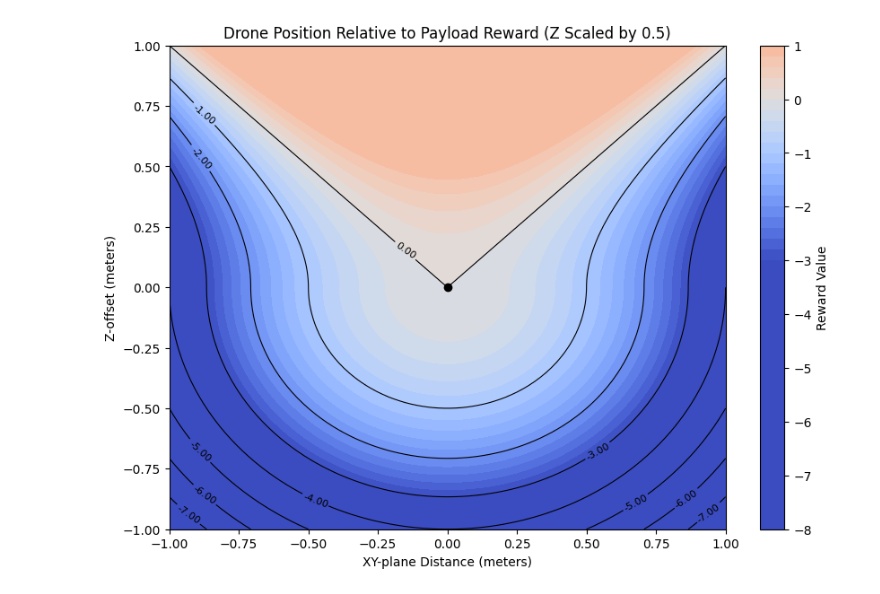
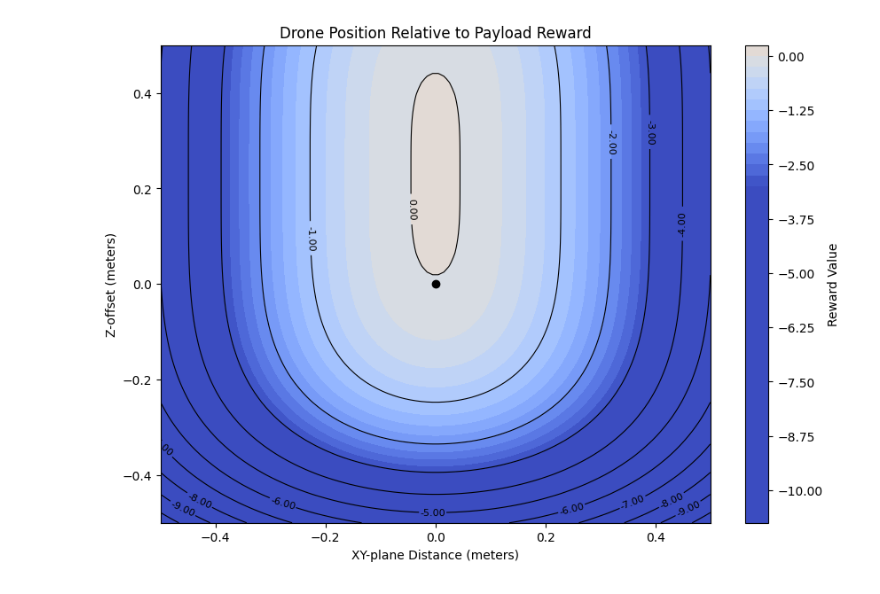
Before and after one commit to viktorlorentz/quad-rl, a Jupyter notebook: reward.ipynb, the cells around one changed output. Drawn from its saved outputs; the diff is of its cells as text; code cells hidden in the pictures.

Commit message:
add above payload reward

```diff
--- a/reward.ipynb
+++ b/reward.ipynb
@@ -16,10 +96,27 @@ def reward_function_scaled_z(xy_distance, z_offset):
     Returns:
     - Reward value.
     """
-    variance = 0.5 * abs(z_offset)  # Variance scales directly with |z|
-    reward = np.exp(-0.5 * (xy_distance ** 2) / variance) if variance > 0 else 0.0
 
-    reward = (z_offset*2)*abs(z_offset*2) - (xy_distance*2)**2
+
+    drone_radius_ring =  np.exp(-(z_offset**2+xy_distance**2 - 0.05*2)**2 / 0.05**2) * z_offset  if z_offset > 0.0 else 0.0
+
+
+    above_payload_bonus = np.exp(-(z_offset - 0.2)**2 / 0.1*2)
+
+
+
+
+    reward = 20 * (.002-(z_offset - 0.23)**4 - (xy_distance)**2)
+
+
+
+
+
+
+
+
+    # gauss over z_offset
+    #reward = np.exp(-0.5 * (z_offset ** 2) / variance) if variance > 0 else 0.0
 
     reward = min(1.0 , reward)
     return reward
@@ -29,37 +126,39 @@ z_offsets = np.linspace(-1.0, 1.0, 100)
 xy_distances = np.linspace(-1.0, 1.0, 100)
 
 
+z_offsets = np.linspace(-0.5, 0.5, 100)
+xy_distances = np.linspace(-0.5, 0.5, 100)
 
 X = xy_distances
 Z = z_offsets
 
 xy_distances = np.abs(xy_distances)
 
 # Recompute rewards for the scaled z-offset function
 reward_values_scaled_z = np.array([
     [reward_function_scaled_z(d, z) for d in xy_distances] for z in z_offsets
 ])
 
 # Create the 2D color plot with contour lines
 plt.figure(figsize=(10, 7))
 
 # Plot the heatmap clamped to -1 to 1
 contourf = plt.contourf(X, Z, reward_values_scaled_z, levels=50, cmap='coolwarm' , vmin=-3, vmax=3)
 
 # Overlay contour lines
 contour = plt.contour(X, Z, reward_values_scaled_z, levels=10, colors='black', linewidths=0.8, linestyles='solid')
 plt.clabel(contour, inline=True, fontsize=8, fmt="%.2f")
 
 #mark 0 point wiht dot
 plt.plot(0, 0, 'ko')
 
 
 # Add colorbar and labels
 plt.colorbar(contourf, label='Reward Value')
 plt.xlabel('XY-plane Distance (meters)')
 plt.ylabel('Z-offset (meters)')
-plt.title('Drone Position Relative to Payload Reward (Z Scaled by 0.5)')
+plt.title('Drone Position Relative to Payload Reward')
 
 plt.show()
 # %% [output]
-[figure, old version]
+[figure, new version]
```
Also changed, not shown: parts of 1 cell of this notebook, 2 other files.
